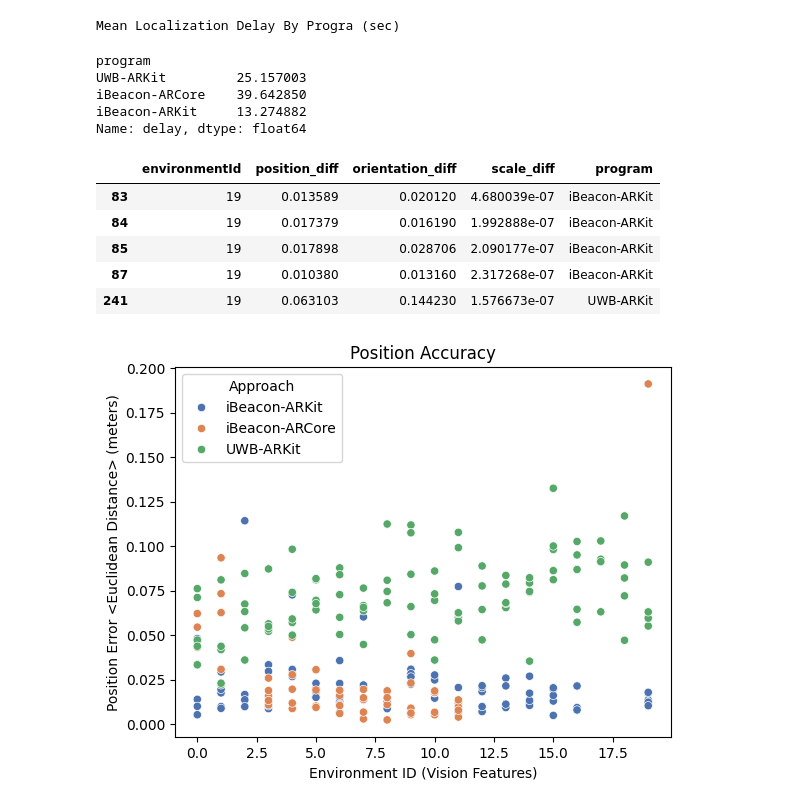
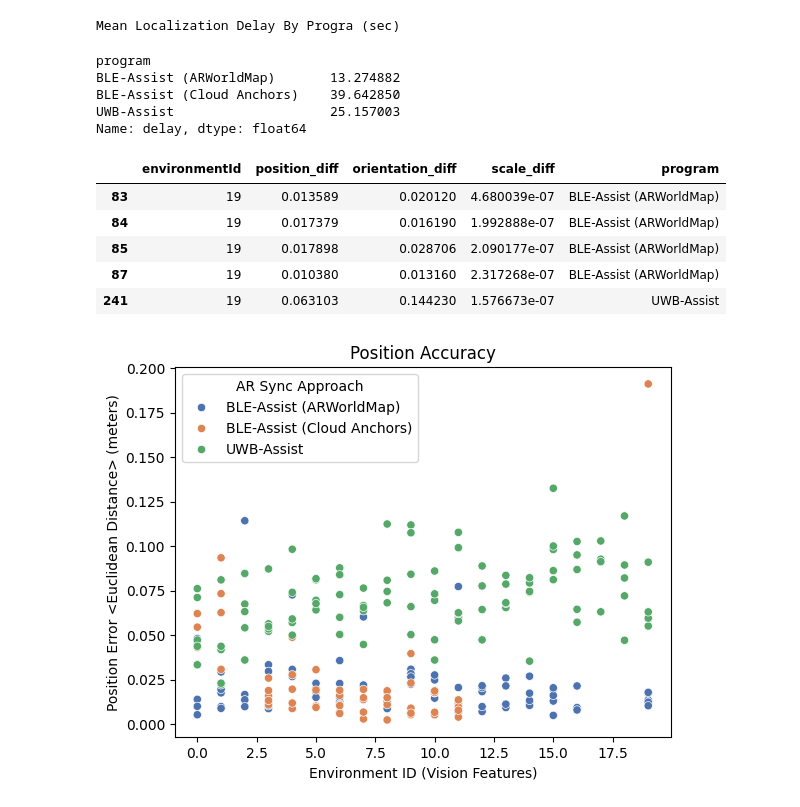
Before and after one commit to ARBeacon/ARBeaconEvaluation, a Jupyter notebook: 21Mar2025.ipynb, the cells around one changed output. Cells and saved outputs as stored; diff of their text form; code cells hidden in the pictures.

```diff
--- a/21Mar2025.ipynb
+++ b/21Mar2025.ipynb
@@ -94,5 +96,6 @@ for environmentID, filenames in UWB_SCANS.items():
 # %%
-program_order = ["iBeacon-ARKit", "iBeacon-ARCore", "UWB-ARKit"]
+program_order = ["BLE-Assist (ARWorldMap)", "BLE-Assist (Cloud Anchors)", "UWB-Assist"]
 
 import seaborn as sns
 palette = sns.color_palette("deep", len(program_order))
+palette
@@ -105,7 +112,7 @@ for env_id, delays in ARKIT_SCAN_GROUP.getFirstObjectDelays().items():
         rows.append({
             'environmentId': env_id,
             'delay': delay,
-            'program': 'iBeacon-ARKit'
+            'program': 'BLE-Assist (ARWorldMap)'
         })
 
 for env_id, delays in ARCORE_SCAN_GROUP.getFirstObjectDelays().items():
@@ -113,7 +120,7 @@ for env_id, delays in ARCORE_SCAN_GROUP.getFirstObjectDelays().items():
         rows.append({
             'environmentId': env_id,
             'delay': delay,
-            'program': 'iBeacon-ARCore'
+            'program': 'BLE-Assist (Cloud Anchors)'
         })
 
 for env_id, delays in ARCORE2_SCAN_GROUP.getFirstObjectDelays().items():
@@ -121,7 +128,7 @@ for env_id, delays in ARCORE2_SCAN_GROUP.getFirstObjectDelays().items():
         rows.append({
             'environmentId': env_id,
             'delay': delay,
-            'program': 'iBeacon-ARCore'
+            'program': 'BLE-Assist (Cloud Anchors)'
         })
 
 for env_id, delays in UWB_SCAN_GROUP.getFirstObjectDelays().items():
@@ -129,7 +136,7 @@ for env_id, delays in UWB_SCAN_GROUP.getFirstObjectDelays().items():
         rows.append({
             'environmentId': env_id,
             'delay': delay,
-            'program': 'UWB-ARKit'
+            'program': 'UWB-Assist'
         })
 
 delay_df = pd.DataFrame(rows)
@@ -172,9 +218,9 @@ delay_df.groupby("program")['delay'].mean()
 # %% [output]
 Mean Localization Delay By Progra (sec)
 program
-UWB-ARKit         25.157003
-iBeacon-ARCore    39.642850
-iBeacon-ARKit     13.274882
+BLE-Assist (ARWorldMap)       13.274882
+BLE-Assist (Cloud Anchors)    39.642850
+UWB-Assist                    25.157003
 Name: delay, dtype: float64
 # %%
 rows = []
@@ -185,7 +231,7 @@ for env_id, distances in ARKIT_SCAN_GROUP.calculateDistance().items():
             'position_diff': distance['position'],
             'orientation_diff': distance['orientation'],
             'scale_diff': distance['scale'],
-            'program': 'iBeacon-ARKit'
+            'program': 'BLE-Assist (ARWorldMap)'
         })
 
 for env_id, distances in ARCORE_SCAN_GROUP.calculateDistance().items():
@@ -195,7 +241,7 @@ for env_id, distances in ARCORE_SCAN_GROUP.calculateDistance().items():
             'position_diff': distance['position'],
             'orientation_diff': distance['orientation'],
             'scale_diff': distance['scale'],
-            'program': 'iBeacon-ARCore'
+            'program': 'BLE-Assist (Cloud Anchors)'
         })
 
 for env_id, distances in ARCORE2_SCAN_GROUP.calculateDistance().items():
@@ -205,7 +251,7 @@ for env_id, distances in ARCORE2_SCAN_GROUP.calculateDistance().items():
             'position_diff': distance['position'],
             'orientation_diff': distance['orientation'],
             'scale_diff': distance['scale'],
-            'program': 'iBeacon-ARCore'
+            'program': 'BLE-Assist (Cloud Anchors)'
         })
 
 for env_id, distances in UWB_SCAN_GROUP.calculateDistance().items():
@@ -215,29 +261,29 @@ for env_id, distances in UWB_SCAN_GROUP.calculateDistance().items():
             'position_diff': distance['position'],
             'orientation_diff': distance['orientation'],
             'scale_diff': distance['scale'],
-            'program': 'UWB-ARKit'
+            'program': 'UWB-Assist'
         })
 
 accuracy_df = pd.DataFrame(rows)
 accuracy_df.sort_values(by=['environmentId']).tail()
 # %% [output]
 |  | environmentId | position_diff | orientation_diff | scale_diff | program |
-| 83 | 19 | 0.013589 | 0.020120 | 4.680039e-07 | iBeacon-ARKit |
-| 84 | 19 | 0.017379 | 0.016190 | 1.992888e-07 | iBeacon-ARKit |
-| 85 | 19 | 0.017898 | 0.028706 | 2.090177e-07 | iBeacon-ARKit |
-| 87 | 19 | 0.010380 | 0.013160 | 2.317268e-07 | iBeacon-ARKit |
-| 241 | 19 | 0.063103 | 0.144230 | 1.576673e-07 | UWB-ARKit |
+| 83 | 19 | 0.013589 | 0.020120 | 4.680039e-07 | BLE-Assist (ARWorldMap) |
+| 84 | 19 | 0.017379 | 0.016190 | 1.992888e-07 | BLE-Assist (ARWorldMap) |
+| 85 | 19 | 0.017898 | 0.028706 | 2.090177e-07 | BLE-Assist (ARWorldMap) |
+| 87 | 19 | 0.010380 | 0.013160 | 2.317268e-07 | BLE-Assist (ARWorldMap) |
+| 241 | 19 | 0.063103 | 0.144230 | 1.576673e-07 | UWB-Assist |
 # %%
 sns.scatterplot(data=accuracy_df, x='environmentId', y='position_diff', hue='program', palette=palette, hue_order=program_order, alpha=1)
 
 plt.title('Position Accuracy')
 plt.xlabel('Environment ID (Vision Features)')
 plt.ylabel('Position Error <Euclidean Distance> (meters)')
-plt.legend(title='Approach')
+plt.legend(title='AR Sync Approach')
 
 plt.show()
 # %% [output]
-[figure, old version]
+[figure, new version]
 # %%
 mean_df = accuracy_df.groupby(['environmentId', 'program'], as_index=False)['position_diff'].mean()
 sns.scatterplot(data=mean_df, x='environmentId', y='position_diff', hue='program', palette=palette, hue_order=program_order, marker='X')
```
Also changed, not shown: parts of 18 cells of this notebook.
